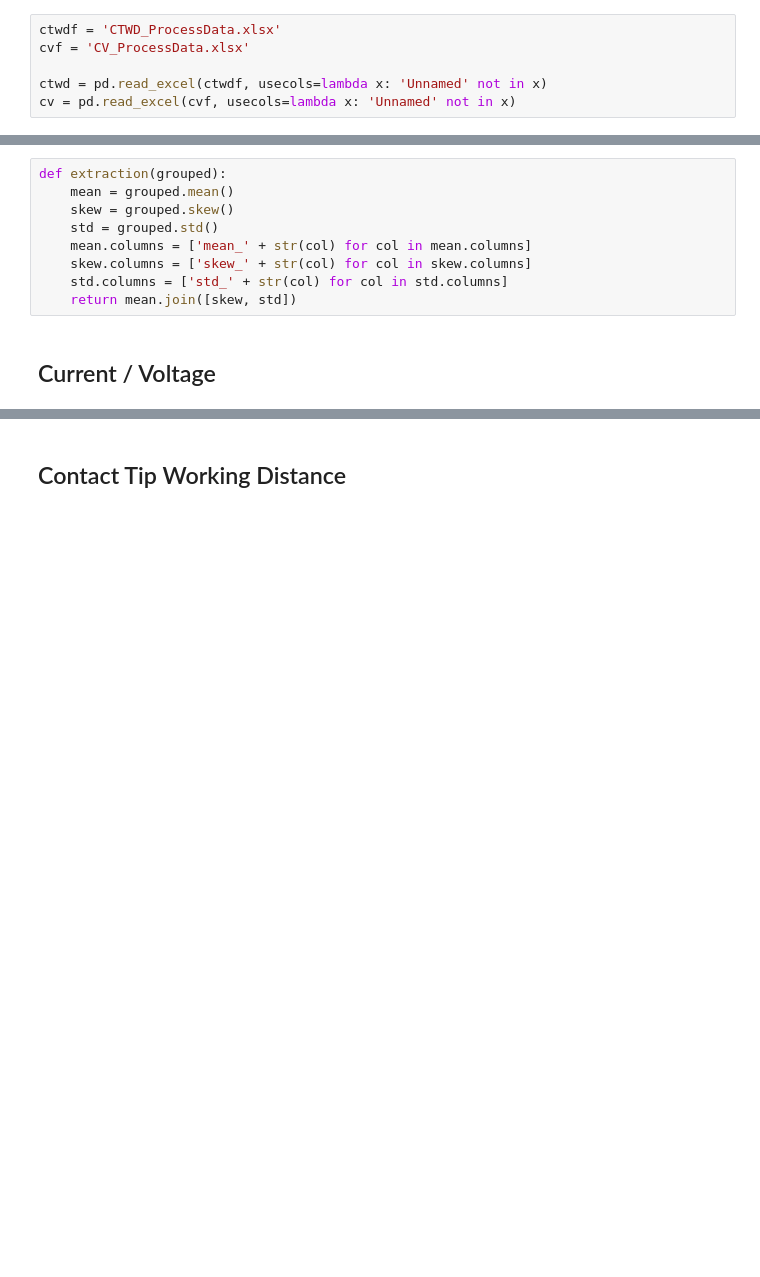
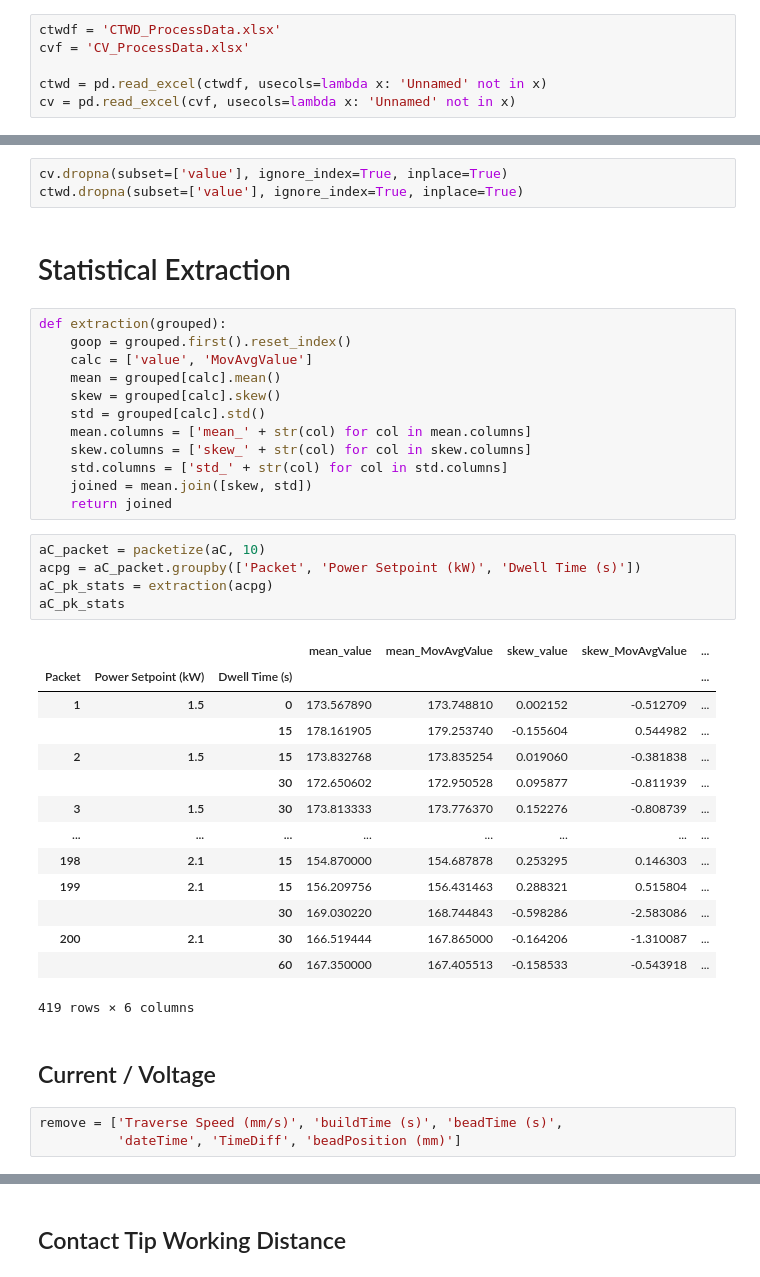
Before and after one commit to nvanhand/WAAM_ProcessStability, a Jupyter notebook: preprocess.ipynb, the cells around one changed output, grey strips where cells are left out. Drawn from its saved outputs; the diff is of its cells as text; blank space fills up the shorter version.

```diff
--- a/preprocess.ipynb
+++ b/preprocess.ipynb
@@ -37,12 +36,43 @@ cv = pd.read_excel(cvf, usecols=lambda x: 'Unnamed' not in x)
+# %%
+cv.dropna(subset=['value'], ignore_index=True, inplace=True)
+ctwd.dropna(subset=['value'], ignore_index=True, inplace=True)
+# %% [markdown]
+# Statistical Extraction
 # %%
 def extraction(grouped):
-    mean = grouped.mean()
-    skew = grouped.skew()
-    std = grouped.std()
+    goop = grouped.first().reset_index()
+    calc = ['value', 'MovAvgValue']
+    mean = grouped[calc].mean()
+    skew = grouped[calc].skew()
+    std = grouped[calc].std()
     mean.columns = ['mean_' + str(col) for col in mean.columns]
     skew.columns = ['skew_' + str(col) for col in skew.columns]
     std.columns = ['std_' + str(col) for col in std.columns]
-    return mean.join([skew, std])
+    joined = mean.join([skew, std])
+    return joined
+# %%
+aC_packet = packetize(aC, 10)
+acpg = aC_packet.groupby(['Packet', 'Power Setpoint (kW)', 'Dwell Time (s)'])
+aC_pk_stats = extraction(acpg)
+aC_pk_stats
+# %% [output]
+|  |  |  | mean_value | mean_MovAvgValue | skew_value | skew_MovAvgValue | ... |
+| Packet | Power Setpoint (kW) | Dwell Time (s) |  |  |  |  | ... |
+| 1 | 1.5 | 0 | 173.567890 | 173.748810 | 0.002152 | -0.512709 | ... |
+|  |  | 15 | 178.161905 | 179.253740 | -0.155604 | 0.544982 | ... |
+| 2 | 1.5 | 15 | 173.832768 | 173.835254 | 0.019060 | -0.381838 | ... |
+|  |  | 30 | 172.650602 | 172.950528 | 0.095877 | -0.811939 | ... |
+| 3 | 1.5 | 30 | 173.813333 | 173.776370 | 0.152276 | -0.808739 | ... |
+| ... | ... | ... | ... | ... | ... | ... | ... |
+| 198 | 2.1 | 15 | 154.870000 | 154.687878 | 0.253295 | 0.146303 | ... |
+| 199 | 2.1 | 15 | 156.209756 | 156.431463 | 0.288321 | 0.515804 | ... |
+|  |  | 30 | 169.030220 | 168.744843 | -0.598286 | -2.583086 | ... |
+| 200 | 2.1 | 30 | 166.519444 | 167.865000 | -0.164206 | -1.310087 | ... |
+|  |  | 60 | 167.350000 | 167.405513 | -0.158533 | -0.543918 | ... |
+419 rows × 6 columns
 # %% [markdown]
 ## Current / Voltage
+# %%
+remove = ['Traverse Speed (mm/s)', 'buildTime (s)', 'beadTime (s)',
+          'dateTime', 'TimeDiff', 'beadPosition (mm)']
 # %%
```
Also changed, not shown: parts of 11 cells of this notebook, 10 other files.
